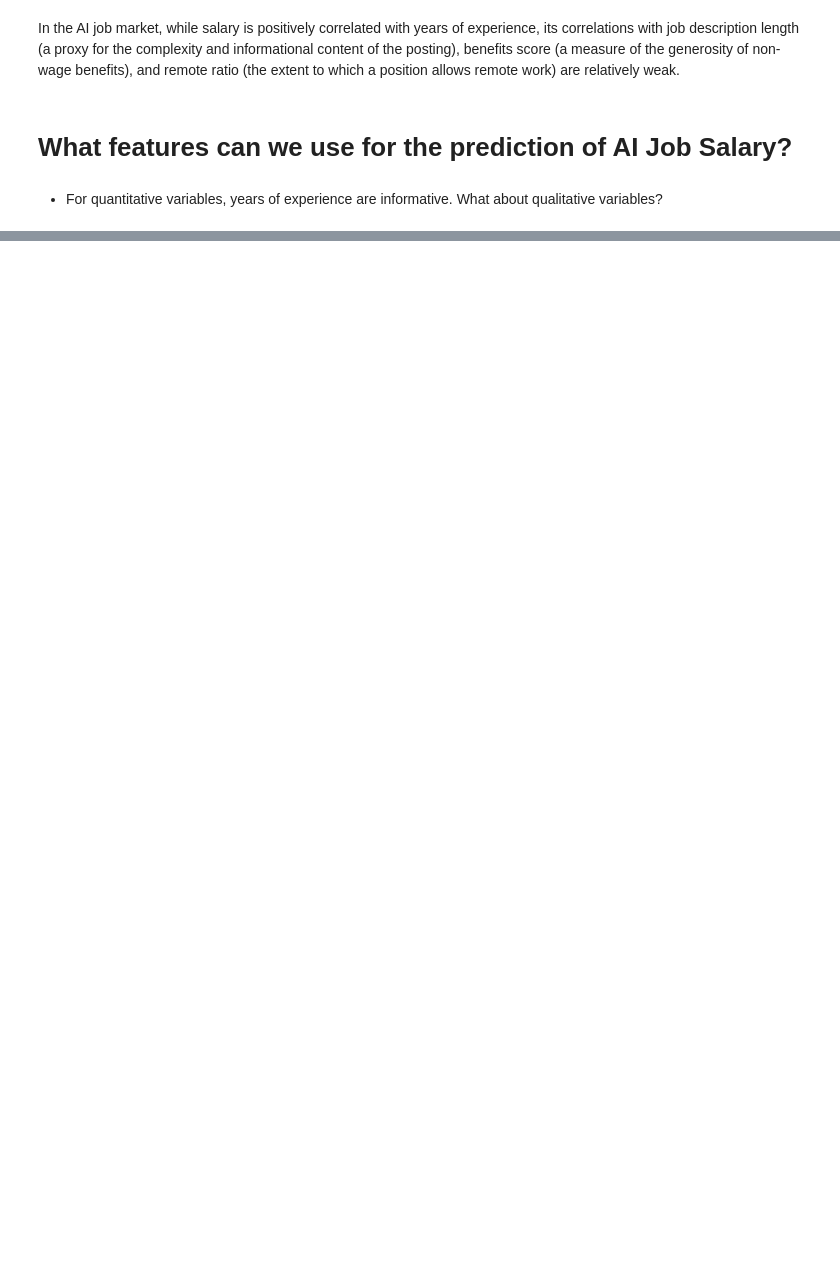
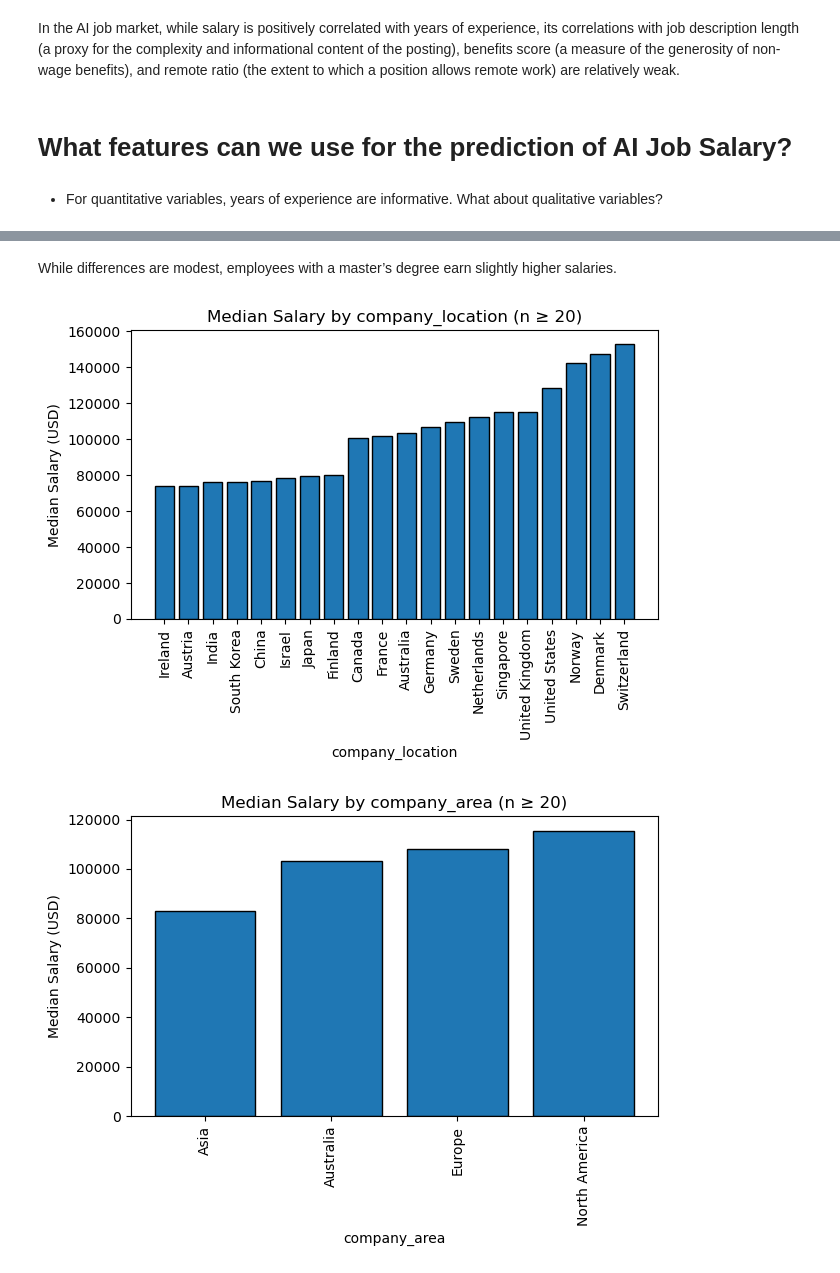
Before and after one commit to mionam0304-lang/d100_d400_code_mm2935, a Jupyter notebook: eda_cleaning.ipynb, the cells around one changed output, grey strips where cells are left out. Drawn from its saved outputs; the diff is of its cells as text; code cells hidden in the pictures; blank space fills up the shorter version.

```diff
--- a/eda_cleaning.ipynb
+++ b/eda_cleaning.ipynb
@@ -206,0 +206,8 @@ df.head
+# %% [markdown]
+While differences are modest, employees with a master’s degree earn slightly higher salaries.
+# %%
+plot_group_median_salary(df, "company_location")
+plot_group_median_salary(df, "company_area")
+# %% [output]
+[figure, added]
+[figure, added]
```
Also changed, not shown: parts of 13 cells of this notebook, 20 other files.
